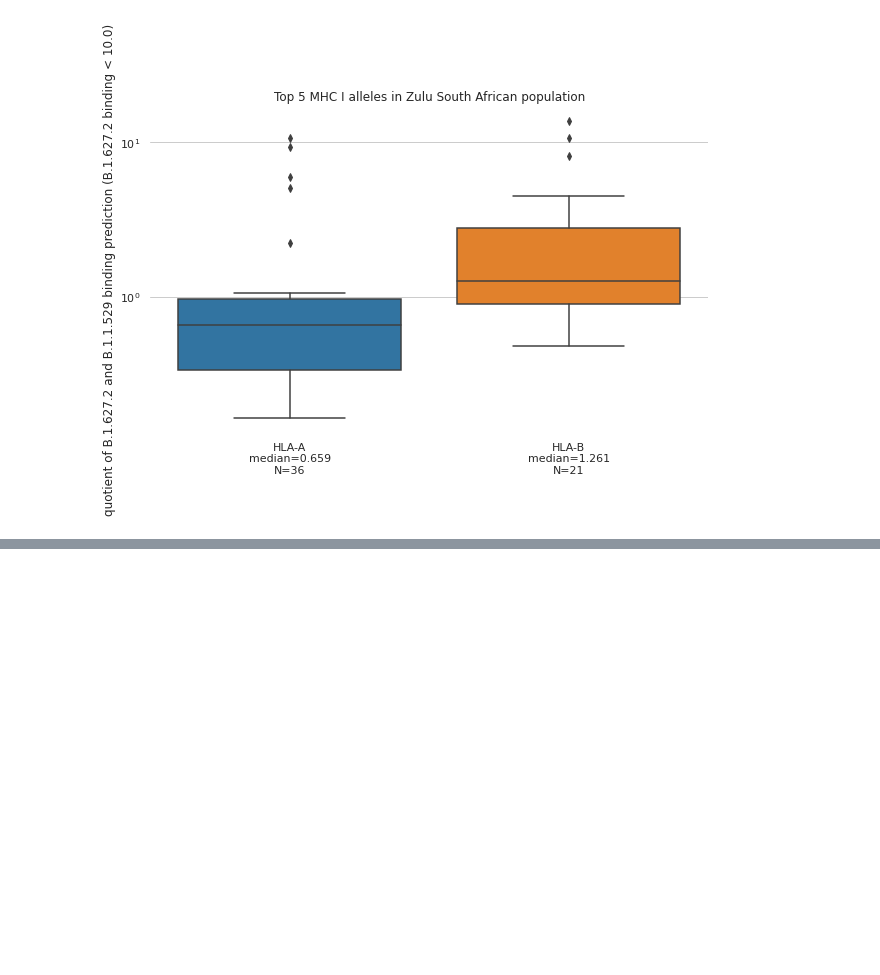
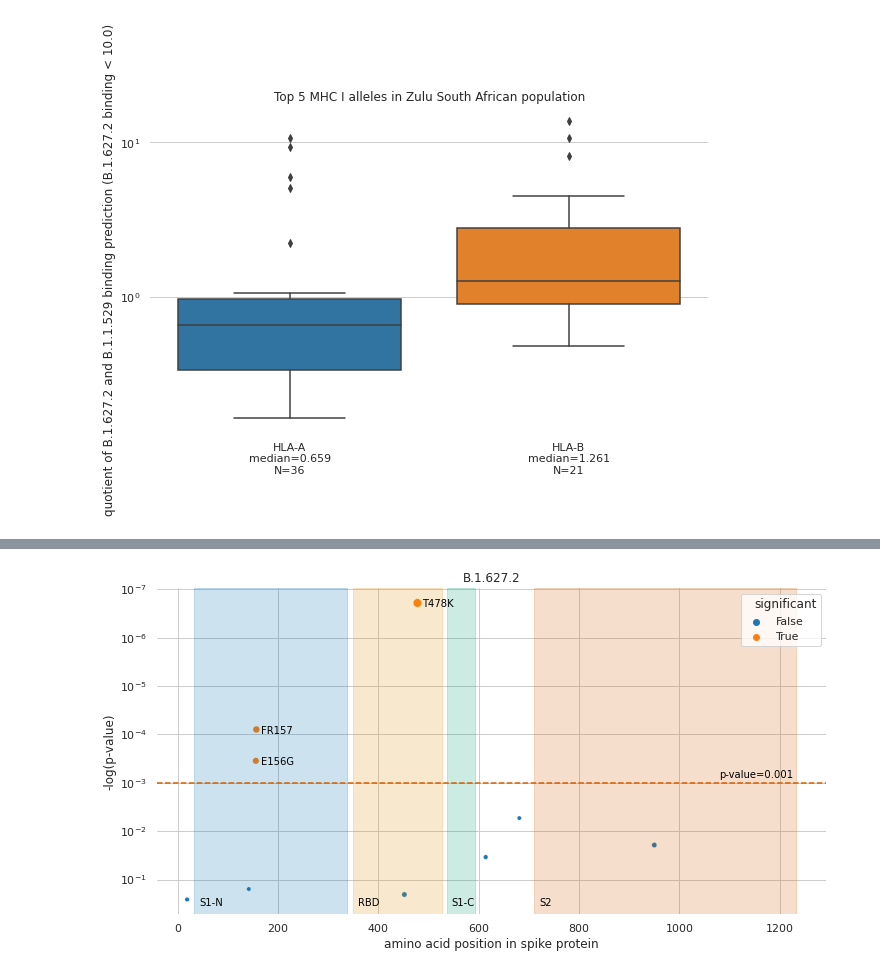
Before and after one commit to TRON-Bioinformatics/omicron-analysis, a Jupyter notebook: omicron_analysis.ipynb, the cells around one changed output, grey strips where cells are left out. Saved outputs shown, nothing was run; the diff lists cells and outputs as text; code cells hidden in the pictures; blank space fills up the shorter version.

```diff
--- a/omicron_analysis.ipynb
+++ b/omicron_analysis.ipynb
@@ -1046,0 +1023,4 @@ plot_quotient_boxplot(
+# %%
+strong_binding_thr = 10
+decreased_binding_thr = 0.8
+significance_threshold = 0.001
@@ -1046,0 +1068,14 @@ plot_quotient_boxplot(
+# %%
+delta_mutation_enrichment = calculate_enrichment(
+    mhc_binding_europe=delta_mhc_binding_europe,
+    mhc_binding_subsaharan=delta_mhc_binding_subsaharan,
+    mhc_binding_sa_black=delta_mhc_binding_southafrica_black,
+    mhc_binding_sa_white=delta_mhc_binding_southafrica_white,
+    mhc_binding_sa_zulu=delta_mhc_binding_southafrica_zulu,
+    overlapping_mutations=delta_overlapping_mutations
+)
+delta_mutations_df = pd.DataFrame(data=delta_mutations, columns=["position", "reference", "alternate"])
+delta_mutations_df["identifier"] = delta_mutations_df.apply(lambda x: "{}{}{}".format(x[1], str(x[0]), x[2]), axis=1)
+delta_mutation_enrichment = pd.merge(left=delta_mutation_enrichment, right=delta_mutations_df, left_on="mutation", right_on="identifier")
+delta_mutation_enrichment.to_csv(os.path.join(data_folder, "delta_mutation_enrichment.csv"), index=False)
+delta_mutation_enrichment[delta_mutation_enrichment.significant].sort_values("position")
@@ -1046,0 +1176,8 @@ plot_quotient_boxplot(
+# %%
+plot_enriched_mutations(
+    data=delta_mutation_enrichment,
+    title="B.1.627.2",
+    figname="figure_04_delta_enriched_mutations.png"
+)
+# %% [output]
+[figure, added]
```
Also changed, not shown: parts of 21 cells of this notebook, 5 other files.
